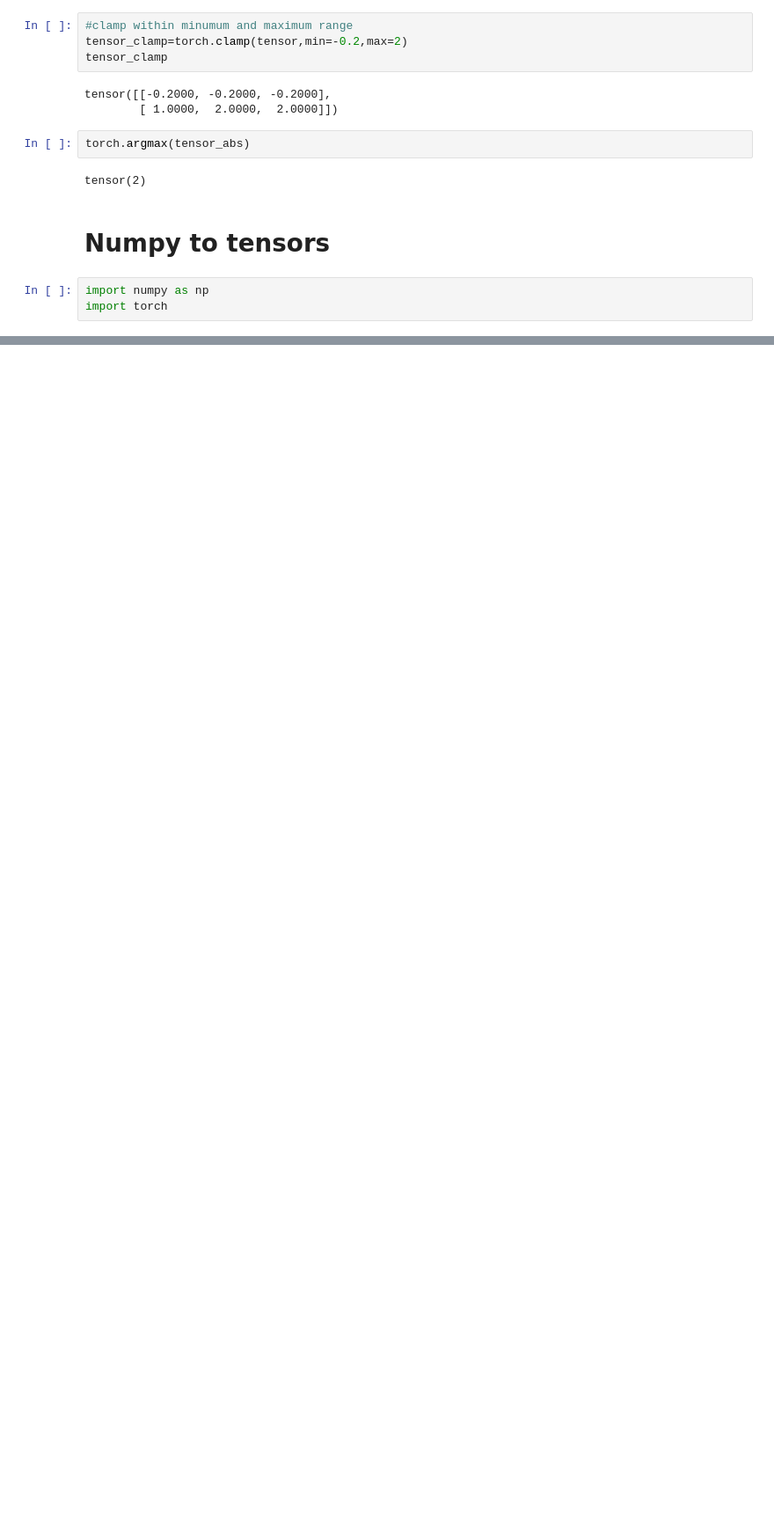
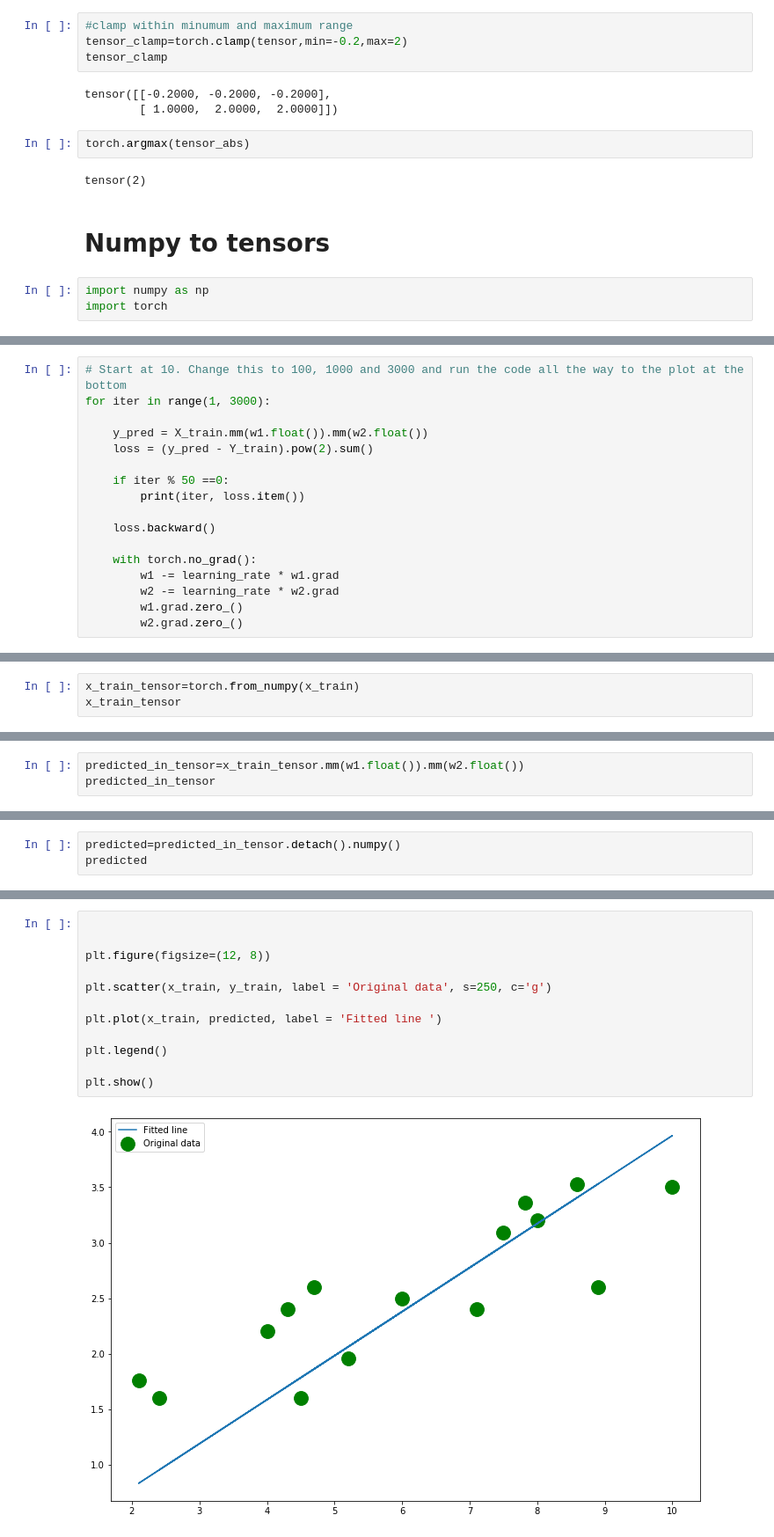
Before and after one commit to konradbachusz-zz/Foundations_of_PyTorch_Pluralsight, a Jupyter notebook: Foundations_of_PyTorch_Pluralsight.ipynb, the cells around one changed output, grey strips where cells are left out. Shown at 88% size. Cells and saved outputs as stored; diff of their text form; blank space fills up the shorter version.

```diff
--- a/Foundations_of_PyTorch_Pluralsight.ipynb
+++ b/Foundations_of_PyTorch_Pluralsight.ipynb
@@ -288,0 +596,17 @@ array([[0.22781905, 0.68559668, 0.05238935],
+# %%
+# Start at 10. Change this to 100, 1000 and 3000 and run the code all the way to the plot at the bottom
+for iter in range(1, 3000):
+
+    y_pred = X_train.mm(w1.float()).mm(w2.float())
+    loss = (y_pred - Y_train).pow(2).sum()
+
+    if iter % 50 ==0:
+        print(iter, loss.item())
+
+    loss.backward()
+
+    with torch.no_grad():
+        w1 -= learning_rate * w1.grad
+        w2 -= learning_rate * w2.grad
+        w1.grad.zero_()
+        w2.grad.zero_()
@@ -288,0 +637,3 @@ array([[0.22781905, 0.68559668, 0.05238935],
+# %%
+x_train_tensor=torch.from_numpy(x_train)
+x_train_tensor
@@ -288,0 +656,3 @@ array([[0.22781905, 0.68559668, 0.05238935],
+# %%
+predicted_in_tensor=x_train_tensor.mm(w1.float()).mm(w2.float())
+predicted_in_tensor
@@ -288,0 +675,3 @@ array([[0.22781905, 0.68559668, 0.05238935],
+# %%
+predicted=predicted_in_tensor.detach().numpy()
+predicted
@@ -288,0 +694,14 @@ array([[0.22781905, 0.68559668, 0.05238935],
+# %%
+
+
+plt.figure(figsize=(12, 8))
+
+plt.scatter(x_train, y_train, label = 'Original data', s=250, c='g')
+
+plt.plot(x_train, predicted, label = 'Fitted line ')
+
+plt.legend()
+
+plt.show()
+# %% [output]
+[figure, added]
```
Also changed, not shown: parts of 74 cells of this notebook.
